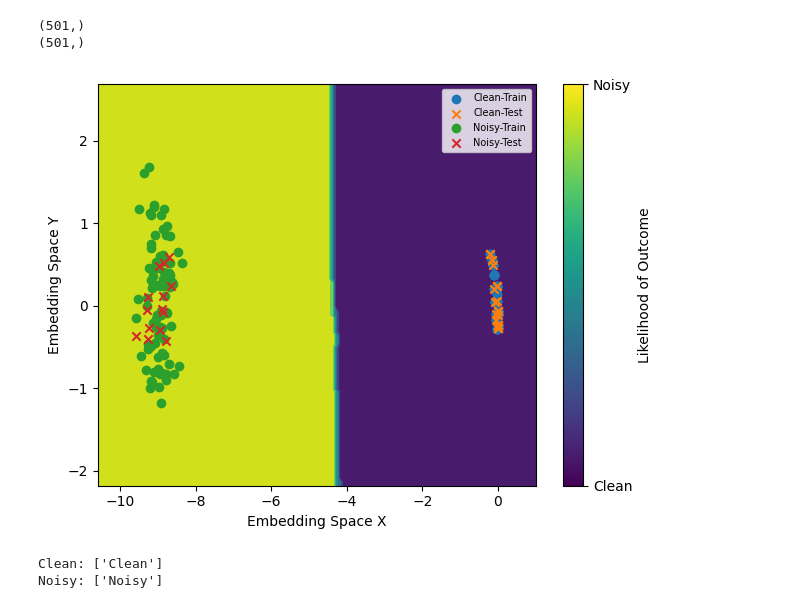
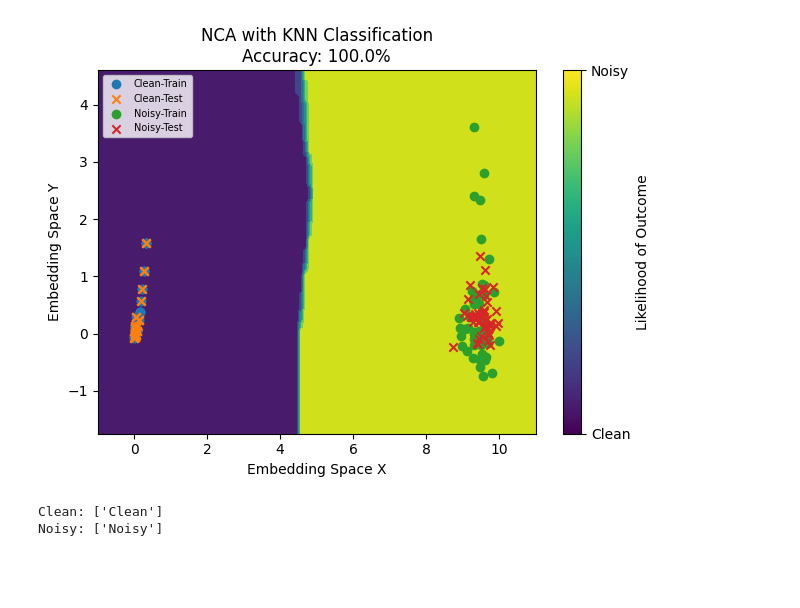
Before and after one commit to CTDck/ML, a Jupyter notebook: main.ipynb, the cells around one changed output. Cells and saved outputs as stored; diff of their text form; code cells hidden in the pictures; blank space fills up the shorter version.

```diff
--- a/main.ipynb
+++ b/main.ipynb
@@ -18,10 +21,11 @@ if "Data" not in os.listdir(cwd):
     # Create data folder if not found
     os.makedirs(data_loc)
 # %%
-#Create a clean data set of a specified size
+# Create a clean data set of a specified size
 def create_data(size):
 
-    x_vals = [np.linspace(0, np.random.randint(1,20)*np.pi, 1000) for i in range(size)]
+    x_vals = [np.linspace(0, np.random.randint(1, 20)*np.pi, ARRAY_SIZE)
+              for i in range(size)]
     y_vals = [np.sin(x) for x in x_vals]
     classification = ["Clean" for x in x_vals]
 
@@ -33,18 +37,22 @@ def create_data(size):
 
     return entry
 
-#Create a noisy array from an array of input x-values
+# Create a noisy array from an array of input x-values
 def apply_noise(xarr):
-    return [np.sin(x) + np.random.normal(0, 1, 1000) for x in xarr]
+    return [np.sin(x) + np.random.normal(0, .5, ARRAY_SIZE) for x in xarr]
+
+# Apply the fourier transform to array
+def apply_ft(yarr):
+    return np.abs(np.fft.rfft(yarr))
 # %%
-#Create 50 clean data sets with random periods
-data_set = create_data(100)
+# Create 50 clean data sets with random period
+data_set = create_data(DATA_SIZE)
 
 x_vals = data_set["X"]
 y_vals = data_set["Y"]
 classification = data_set["Classification"]
 
-#Create a noisy data set and classifier list
+# Create a noisy data set and classifier list
 y_vals_noise = apply_noise(x_vals)
 classification_noise = ["Noisy" for i in range(len(x_vals))]
 
@@ -93,43 +114,47 @@ from sklearn.neural_network import MLPClassifier
 # %%
-features = np.asarray([np.abs(np.fft.rfft(y_data[i])) for i in range(len(x_data))])
-
+# Separate data into features and labels for classification
+features = np.asarray([apply_ft(y_data[i]) for i in range(len(x_data))])
 labels = data["Classification"]
 
-X_train, X_test, y_train, y_test = train_test_split(features, labels, test_size=0.2)
+# Split the data set
+X_train, X_test, y_train, y_test = train_test_split(
+    features, labels, test_size=0.5)
 
-print(X_train[0].shape)
+# Condenses scaling operations into an embedding process
+emb = make_pipeline(
+    MinMaxScaler(),  NeighborhoodComponentsAnalysis(n_components=2))
 
-emb = make_pipeline(MinMaxScaler(),  NeighborhoodComponentsAnalysis(n_components=2))
-
+# Fit the embedding to the training data
 emb.fit(X_train, y_train)
 
+# Apply the embedding across all data sets
 x_train_transform = emb.transform(X_train)
 x_test_transform = emb.transform(X_test)
-
-clf = KNeighborsClassifier(n_neighbors=4)
-
-clf.fit(x_train_transform, y_train)
-
 embedded_features = np.append(x_train_transform, x_test_transform, axis=0)
 
-disp = DecisionBoundaryDisplay.from_estimator(clf, embedded_features, response_method="predict_proba")
-
+# Setup classifier and fit to embedded training set
+clf = KNeighborsClassifier(n_neighbors=4)
+clf.fit(x_train_transform, y_train)
+accuracy = clf.score(x_test_transform, y_test)
+# Plot the result
+disp = DecisionBoundaryDisplay.from_estimator(
+    clf, embedded_features, response_method="predict_proba")
 outcomes = ["Clean", "Noisy"]
 for outcome in outcomes:
     x_train_outcome = x_train_transform[[y == outcome for y in y_train]]
     ax1 = disp.ax_.scatter(*x_train_outcome.T, label=f"{outcome}-Train")
     x_test_outcome = x_test_transform[[y == outcome for y in y_test]]
-    ax2 = disp.ax_.scatter(*x_test_outcome.T, label=f"{outcome}-Test", marker="x")
+    ax2 = disp.ax_.scatter(
+        *x_test_outcome.T, label=f"{outcome}-Test", marker="x")
     disp.ax_.legend(fontsize="7")
     disp.ax_.set_xlabel("Embedding Space X")
     disp.ax_.set_ylabel("Embedding Space Y")
-cbar = disp.figure_.colorbar(ax1, label="Likelihood of Outcome", ticks=[0,1])
+cbar = disp.figure_.colorbar(ax1, label="Likelihood of Outcome", ticks=[0, 1])
 cbar.set_ticklabels(outcomes)
+plt.title(f"NCA with KNN Classification\nAccuracy: {accuracy*100}%")
 plt.tight_layout()
 plt.show()
 # %% [output]
-(501,)
-(501,)
-[figure, old version]
+[figure, new version]
 # %%
 #Create new unseen dataset
```
Also changed, not shown: parts of 6 cells of this notebook.
